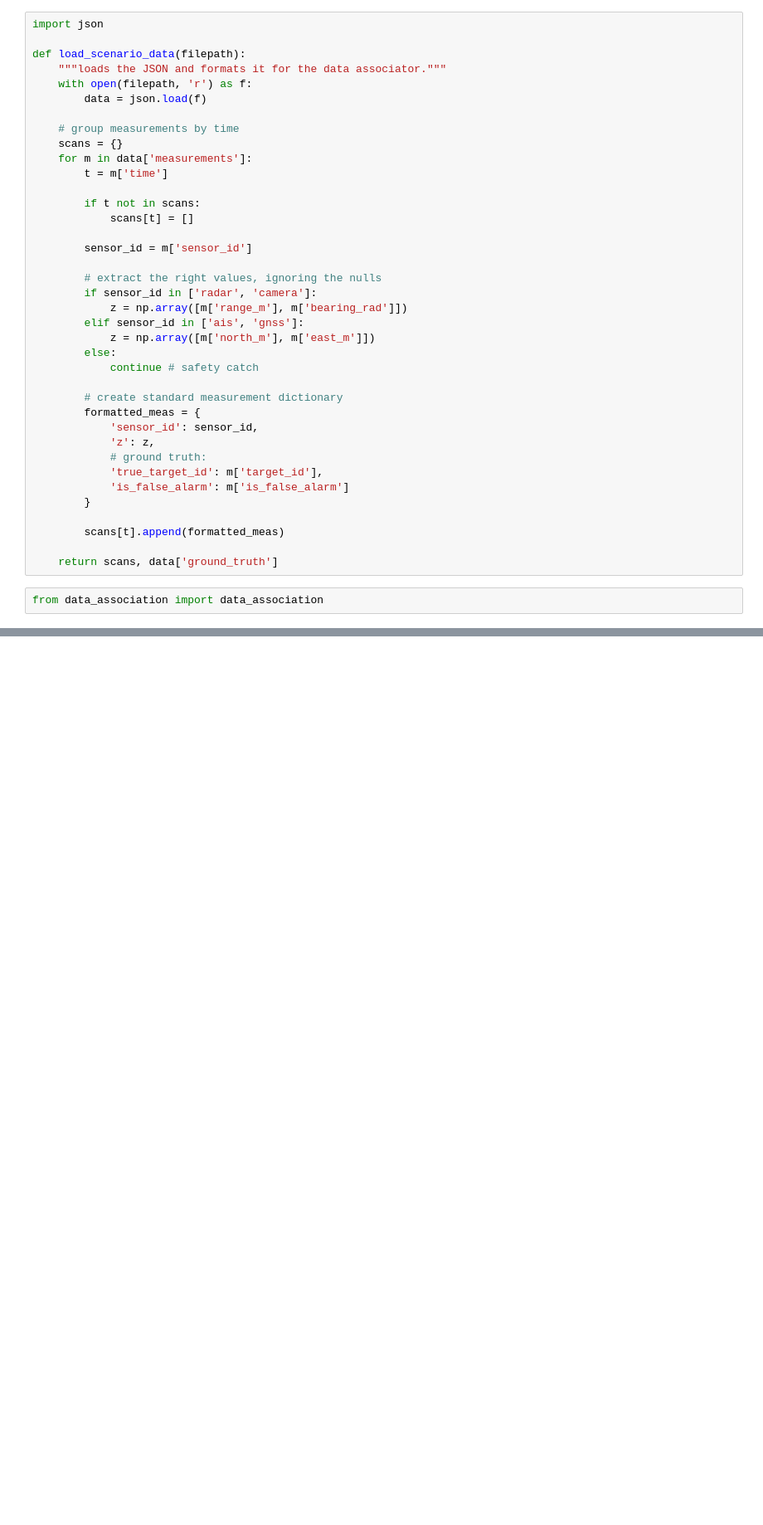
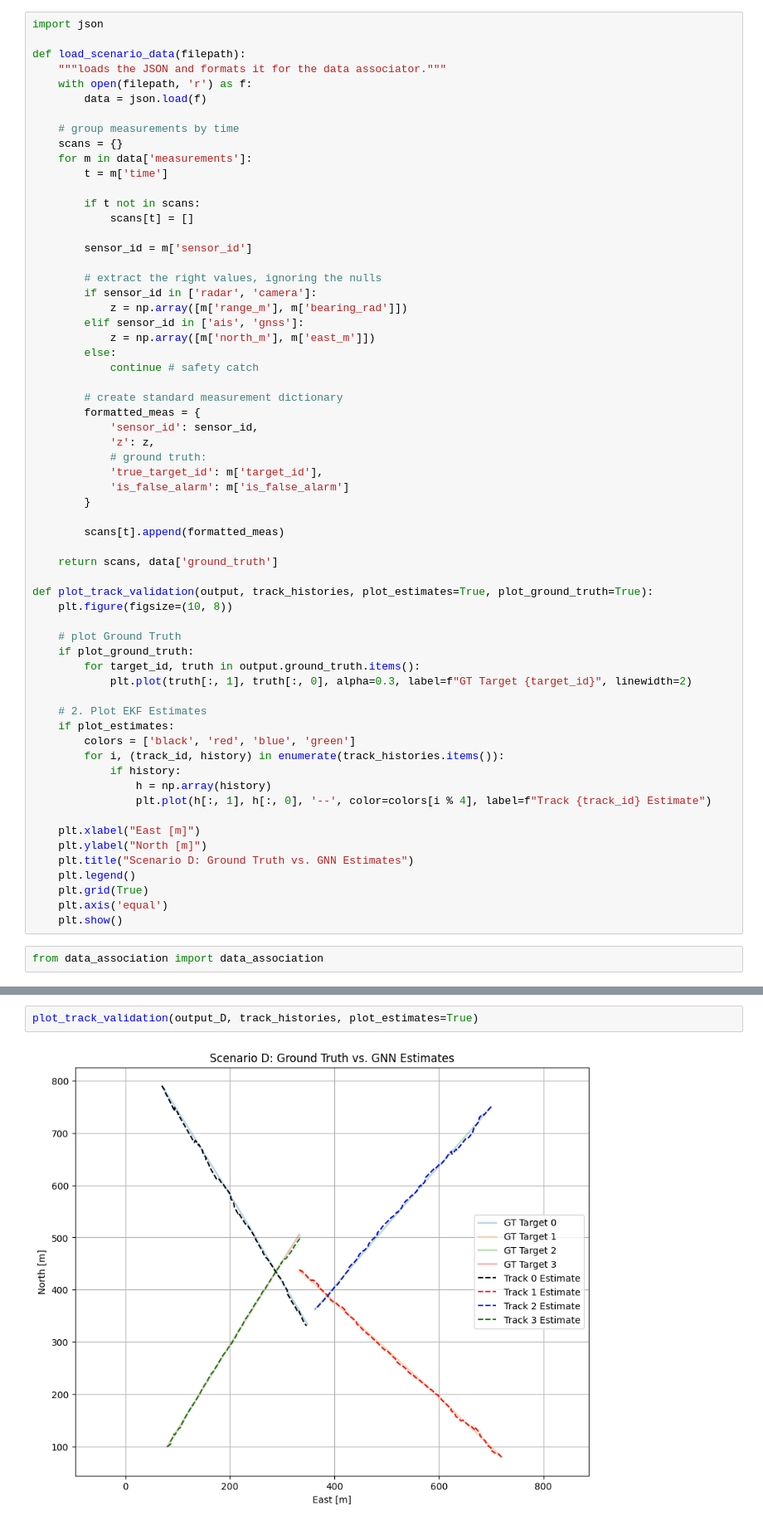
Before and after one commit to NikosLyk/34763_AMR, a Jupyter notebook: harbour_simulation.ipynb, the cells around one changed output, grey strips where cells are left out. Shown at 83% size. Cells and saved outputs as stored; diff of their text form; blank space fills up the shorter version.

```diff
--- a/harbour_simulation.ipynb
+++ b/harbour_simulation.ipynb
@@ -2565,6 +2559,30 @@ def load_scenario_data(filepath):
         scans[t].append(formatted_meas)
 
     return scans, data['ground_truth']
+
+def plot_track_validation(output, track_histories, plot_estimates=True, plot_ground_truth=True):
+    plt.figure(figsize=(10, 8))
+
+    # plot Ground Truth
+    if plot_ground_truth:
+        for target_id, truth in output.ground_truth.items():
+            plt.plot(truth[:, 1], truth[:, 0], alpha=0.3, label=f"GT Target {target_id}", linewidth=2)
+
+    # 2. Plot EKF Estimates
+    if plot_estimates:
+        colors = ['black', 'red', 'blue', 'green']
+        for i, (track_id, history) in enumerate(track_histories.items()):
+            if history:
+                h = np.array(history)
+                plt.plot(h[:, 1], h[:, 0], '--', color=colors[i % 4], label=f"Track {track_id} Estimate")
+
+    plt.xlabel("East [m]")
+    plt.ylabel("North [m]")
+    plt.title("Scenario D: Ground Truth vs. GNN Estimates")
+    plt.legend()
+    plt.grid(True)
+    plt.axis('equal')
+    plt.show()
 # %%
 from data_association import data_association
 # %%
@@ -2673,0 +2693,4 @@ for t in timestamps:
+# %%
+plot_track_validation(output_D, track_histories, plot_estimates=True)
+# %% [output]
+[figure, added]
```
Also changed, not shown: parts of 2 cells of this notebook, 1 other file.
